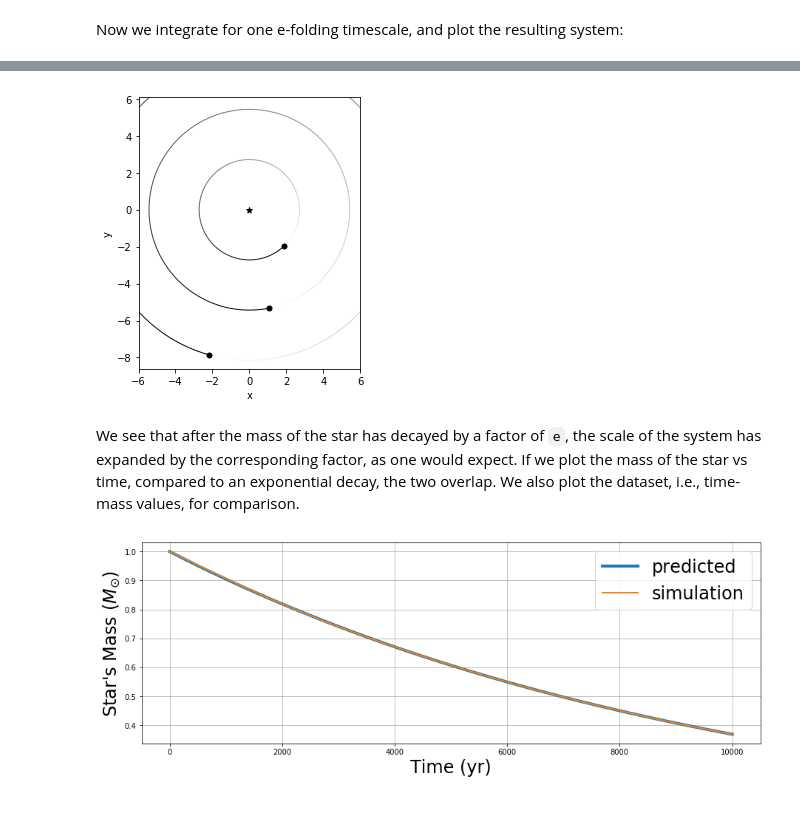
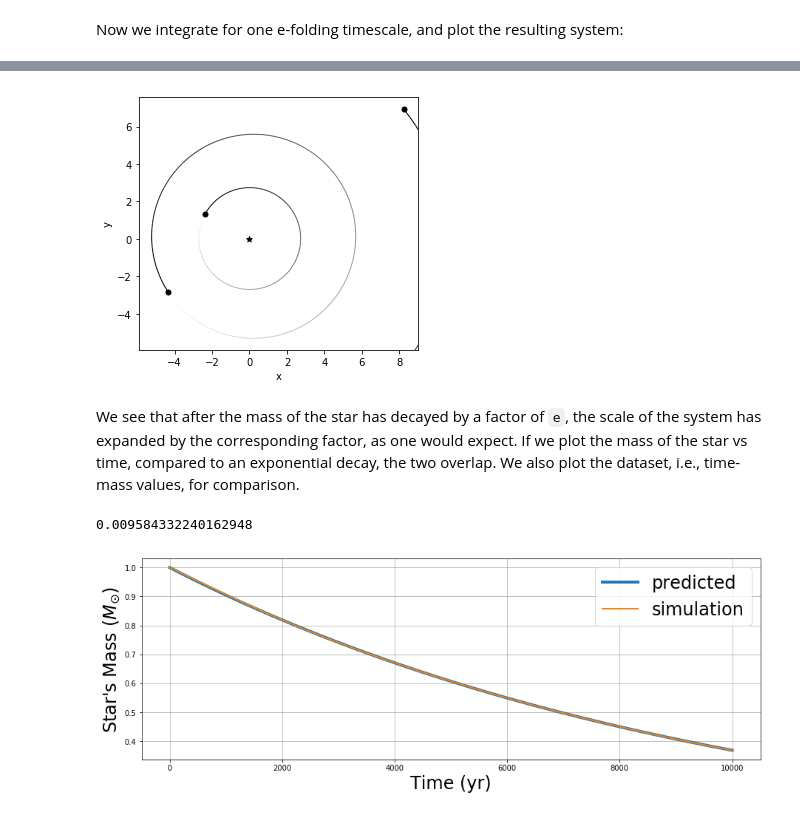
Before and after one commit to dtamayo/reboundx, a Jupyter notebook: ipython_examples/MassEvolution.ipynb, the cells around one changed output, grey strips where cells are left out. Cells and saved outputs as stored; diff of their text form; code cells hidden in the pictures.

Commit message:
interpolator working

```diff
--- a/ipython_examples/MassEvolution.ipynb
+++ b/ipython_examples/MassEvolution.ipynb
@@ -18,7 +18,7 @@ def makesim():
     sim.add(m=M0, hash="star")
     sim.add(a=1.)
     sim.add(a=2.)
-    sim.add(a=3.)
+    sim.add(a=4.)
     sim.move_to_com()
     return sim
 # %%
@@ -39,26 +35,23 @@ Here we pass four required parameters to inform the simulation how the mass will
 
 Here we have seven (7) values that correspond to a star _losing_ mass with an e-folding timescale of $10^4$ yrs.
 # %%
-from ctypes import *
+rebx = reboundx.Extras(sim)
+times = [0, 2000., 4000., 6000., 8000., 10000., 12000.]
+values = [1., 0.81873075307, 0.67032004603, 0.54881163609, 0.44932896411, 0.36787944117, 0.30119421191]
 
-Nvalues = 7
-DoubleArray = c_double * Nvalues # fixed, mass_n-sized, double array
-times = DoubleArray(0., 2000., 4000., 6000., 8000., 10000., 12000.)
-values = DoubleArray(1., 0.81873075307, 0.67032004603, 0.54881163609, 0.44932896411, 0.36787944117, 0.30119421191)
-
-sml.params['me_hash'] = ps[0].hash
-sml.params['me_times'] = times
-sml.params['me_values'] = values
-sml.params['me_Nvalues'] = Nvalues
+starmass = reboundx.Interpolator(rebx, times, values, "spline")
 # %% [markdown]
 Now we integrate for one e-folding timescale, and plot the resulting system:
 # %%
+%%time
 Nout = 1000
 mass = np.zeros(Nout)
 ts = np.linspace(0., 1.e4, Nout)
 
 for i, time in enumerate(ts):
     sim.integrate(time)
+    ps[0].m = starmass.interpolate(rebx, t=sim.t)
+    sim.move_to_com() # lost mass had momentum, so need to move back to COM frame
     mass[i] = sim.particles[0].m
 
 fig = rebound.OrbitPlot(sim)
@@ -66,6 +61,10 @@ fig = rebound.OrbitPlot(sim)
-[figure, old version]
+[figure, new version]
 # %% [markdown]
 We see that after the mass of the star has decayed by a factor of `e`, the scale of the system has expanded by the corresponding factor, as one would expect.  If we plot the mass of the star vs time, compared to an exponential decay, the two overlap. We also plot the dataset, i.e., time-mass values, for comparison.
+# %%
+ps[1].e
+# %% [output]
+0.009584332240162948
 # %%
 import matplotlib.pyplot as plt
 
```
Also changed, not shown: parts of 3 cells of this notebook, 13 other files.
